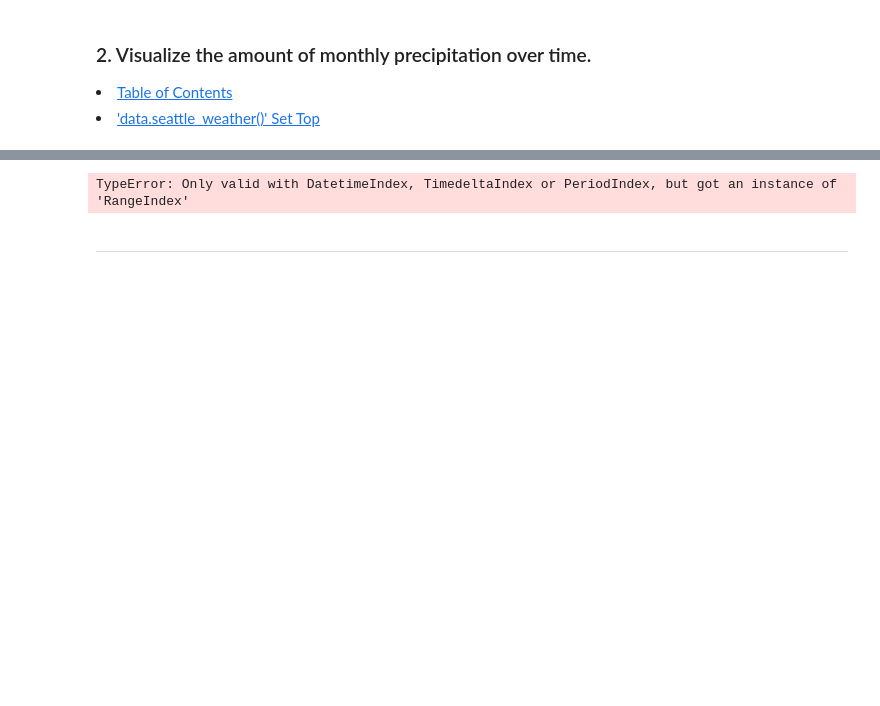
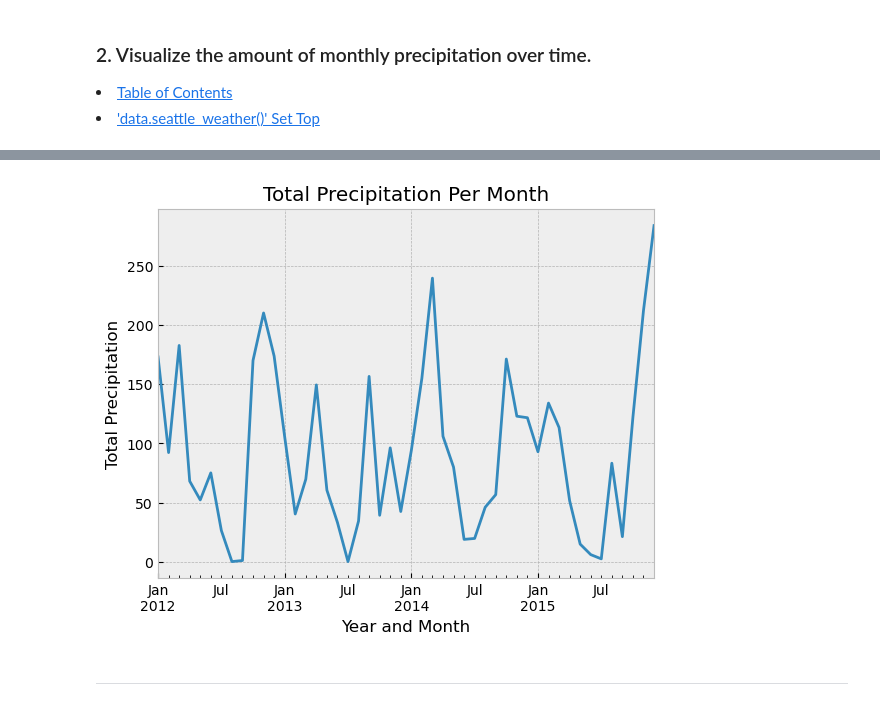
Before and after one commit to Jared-Wood135/time-series-exercises, a Jupyter notebook: working_with_time_series_data.ipynb, the cells around one changed output, grey strips where cells are left out. Cells and saved outputs as stored; diff of their text form; code cells hidden in the pictures; blank space fills up the shorter version.

```diff
--- a/working_with_time_series_data.ipynb
+++ b/working_with_time_series_data.ipynb
@@ -285,13 +285,12 @@ testing.precipitation.resample('M').sum().plot()
 # %%
 with plt.style.context('bmh'):
-    seattle_weather.precipitation.resample('M').sum().plot()
-    #seattle_weather.groupby([seattle_weather.date.dt.year, seattle_weather.date.dt.month])['precipitation'].sum().plot()
+    testing.precipitation.resample('M').sum().plot()
     plt.title('Total Precipitation Per Month')
     plt.xlabel('Year and Month')
     plt.ylabel('Total Precipitation')
     plt.show()
 # %% [output]
-TypeError: Only valid with DatetimeIndex, TimedeltaIndex or PeriodIndex, but got an instance of 'RangeIndex'
+[figure, added]
 # %% [markdown]
 ---
 # %% [markdown]
```
Also changed, not shown: parts of 47 cells of this notebook.
